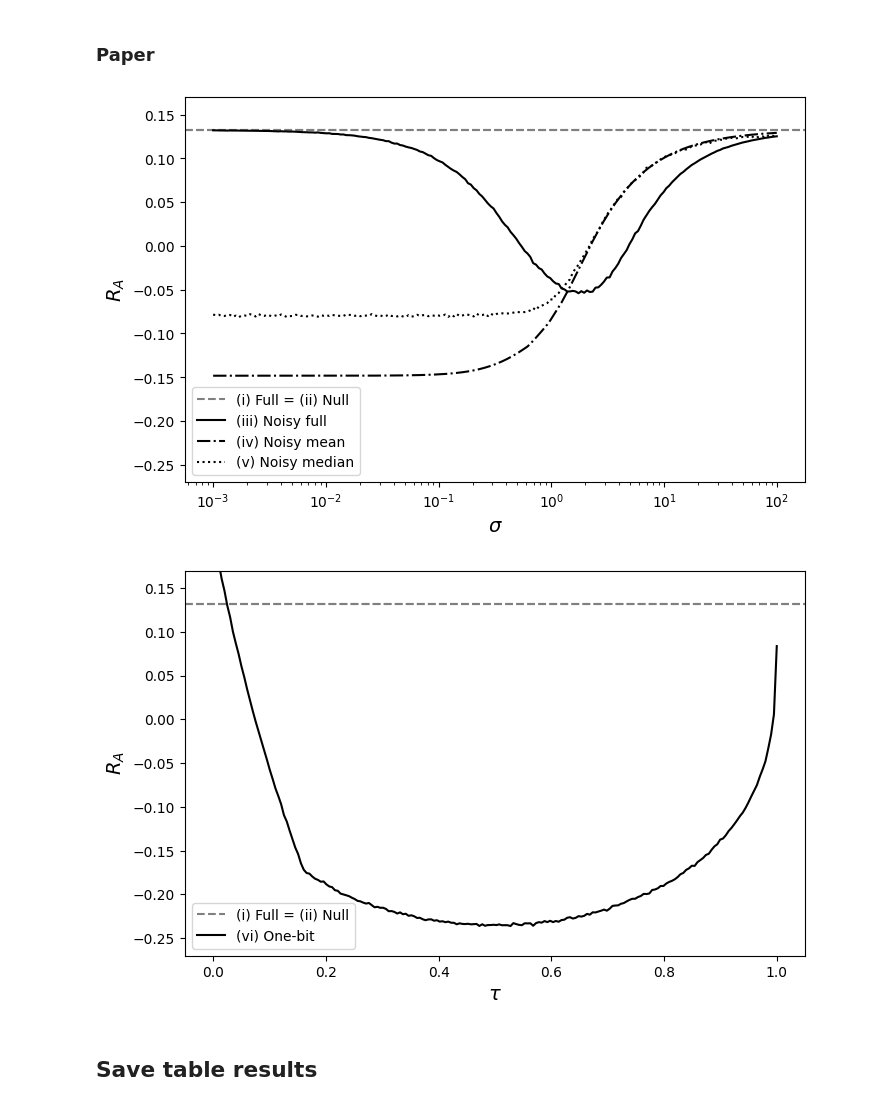
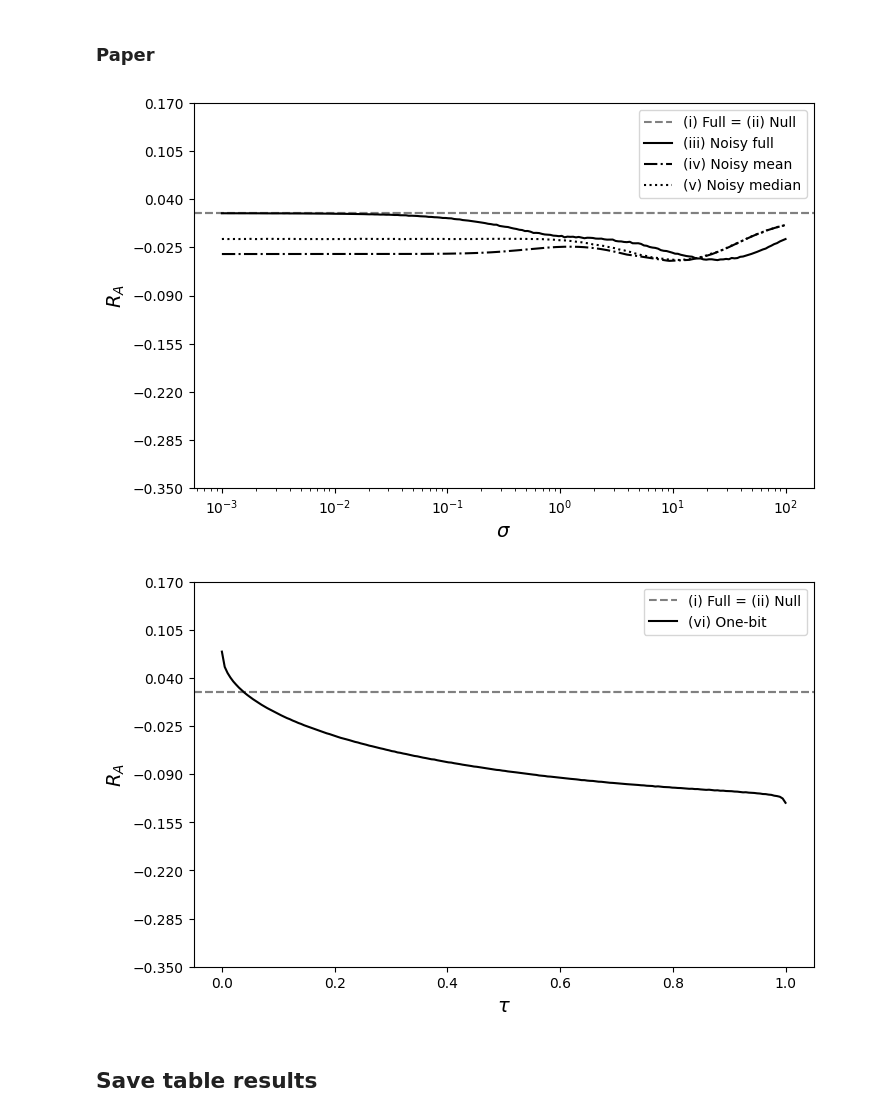
Before and after one commit to AntoineLuciano/BayesianAdversarialPrivacy, a Jupyter notebook: notebooks/example2_gaussian.ipynb, the cells around one changed output. Cells and saved outputs as stored; diff of their text form; code cells hidden in the pictures.

```diff
--- a/notebooks/example2_gaussian.ipynb
+++ b/notebooks/example2_gaussian.ipynb
@@ -1052,7 +1070,7 @@ def make_risks_case6_both(n, gh_expect, mc=200_000):
 # %%
 # Parameters of the model and Hypothesis Testing
 n = 5
-sigma0 = 1.0
+sigma0 = 5.0
 cB = 0.0
 cE = 0.0
 lambd = 1.0
@@ -1060,11 +1078,11 @@ seed = 0
 
 # Parameters for the experiments
 FAST_MODE = False
-n_mc = 100_000 if FAST_MODE else 1_000_000
-deg = 80 if FAST_MODE else 200
+n_mc = 100_000 if FAST_MODE else 10_000_000
+deg = 80 if FAST_MODE else 500
 mc_y = 10_000 if FAST_MODE else 100_000
 n_bins = 200 if FAST_MODE else 1000
-L = 6.0 if FAST_MODE else 10.0
+L = 6.0 if FAST_MODE else 50.0
 
 sigmas = np.logspace(-3, 2, 100)  if FAST_MODE else np.logspace(-3, 2, 200) # noise levels to sweep
 taus = np.linspace(0.0001, 0.9999, 100)  if FAST_MODE else np.linspace(0.0001, 0.9999, 200) # tau values to sweep
@@ -1360,15 +1379,15 @@ plot_tau_supplementary(taus = taus, RB1=RB1_max, RE1=RE1_max, RA1=RA1_max,
 # %% [markdown]
 ### Paper
 # %%
-ytick = np.linspace(-0.25, 0.15, 9)
-ylim = (-0.27, 0.17)
+ylim = (-0.35, 0.17)
+ytick = np.linspace(ylim[0], ylim[1], 9)
 
-plot_sigma_paper(RA1=RA1_max, RA2=RA2_max, RA3s=RA3s_max, RA4s=RA4s_max, RA5s=RA5s_max, sigmas=sigmas, save_name="figures/paper/plot_sigma_paper_max.pdf", yticks=ytick, ylim=ylim)
+plot_sigma_paper(RA1=RA1_max, RA2=RA2_max, RA3s=RA3s_max, RA4s=RA4s_max, RA5s=RA5s_max, sigmas=sigmas, save_name=f"figures/paper/plot_sigma_paper_max_sigma0_{sigma0}.pdf", yticks=ytick, ylim=ylim)
 
-plot_tau_paper(RA1=RA1_max, RA2=RA2_max, RA6s=RA6s_max, taus=taus, save_name="figures/paper/plot_tau_paper_max.pdf", yticks=ytick, ylim=ylim)
+plot_tau_paper(RA1=RA1_max, RA2=RA2_max, RA6s=RA6s_max, taus=taus, save_name=f"figures/paper/plot_tau_paper_max_sigma0_{sigma0}.pdf", yticks=ytick, ylim=ylim)
 # %% [output]
-[figure, old version]
+[figure, new version]
-[figure, old version]
+[figure, new version]
 # %% [markdown]
 ## Save table results
 # %%
```
Also changed, not shown: parts of 6 cells of this notebook, 49 other files.
